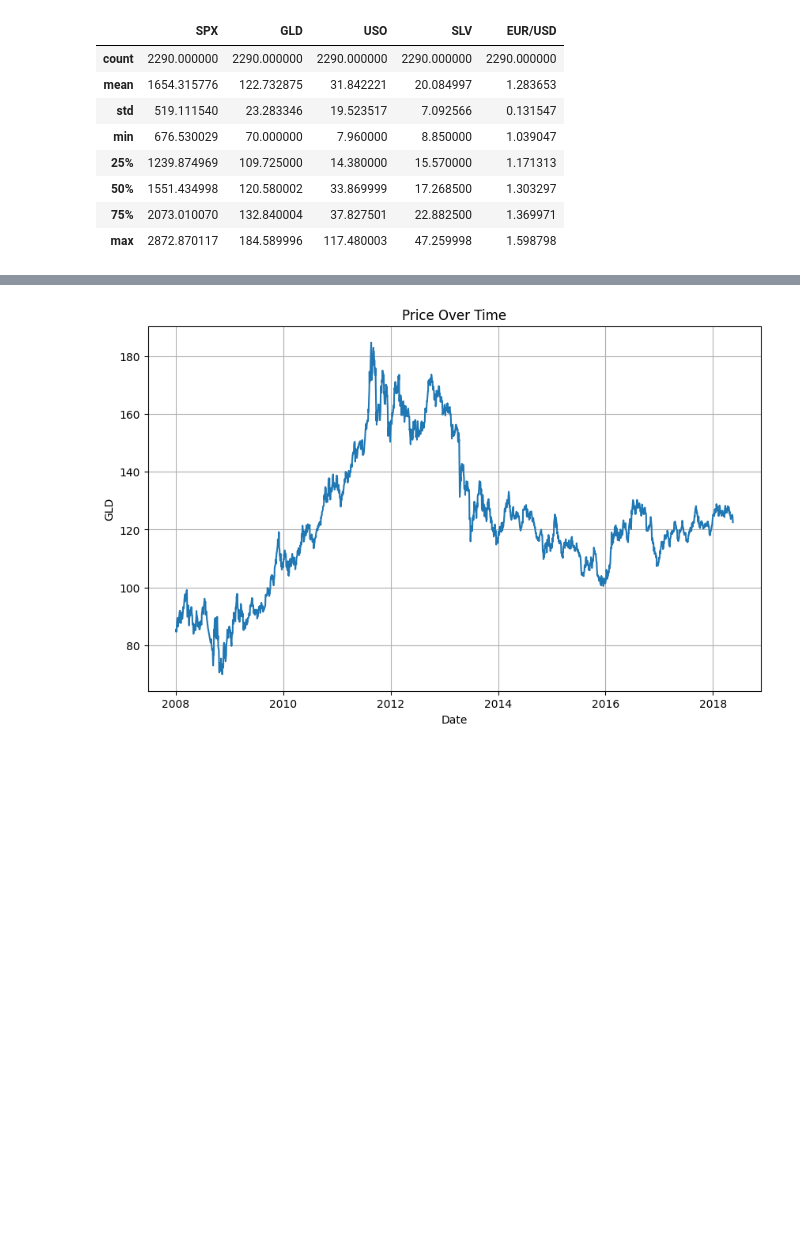
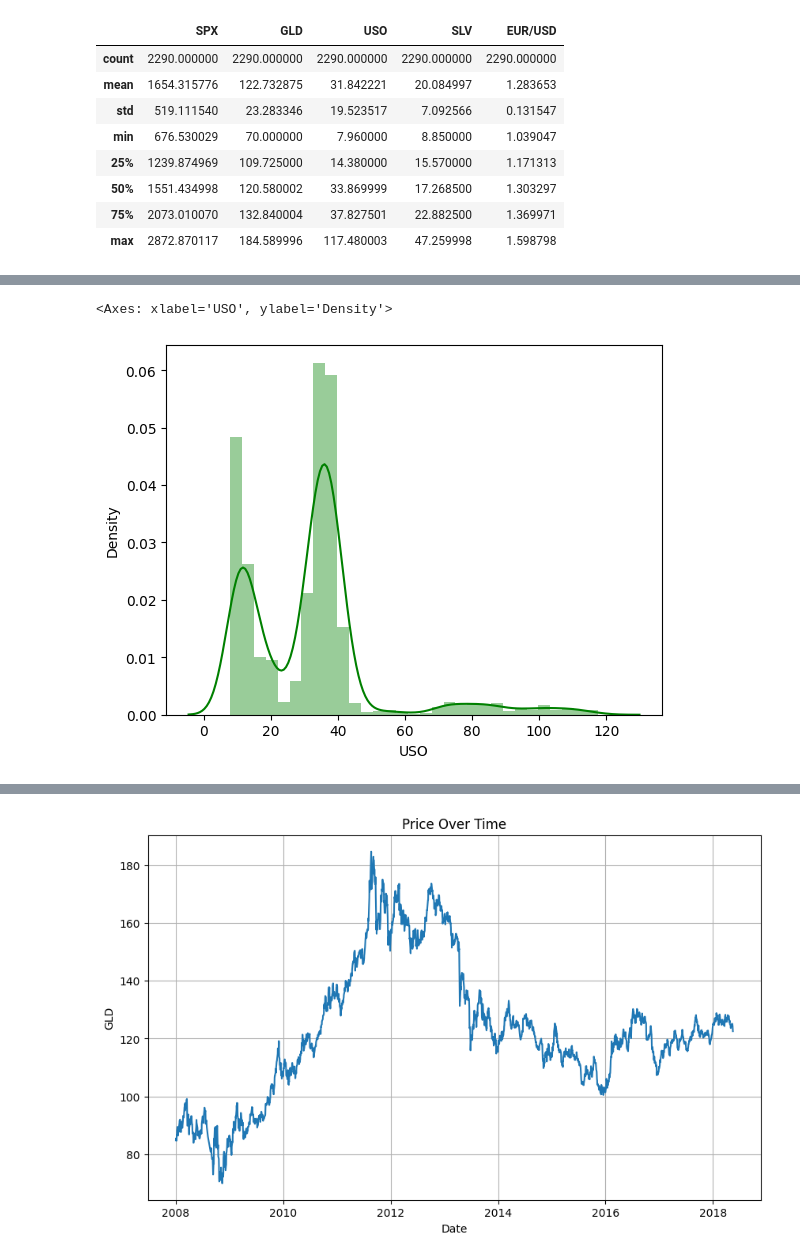
Before and after one commit to MOHD-SAMEER-MANSOORI/Gold_price_prediction, a Jupyter notebook: Gold_Price_Prediction_using_random_forest_regressor_.ipynb, the cells around one changed output, grey strips where cells are left out. Saved outputs shown, nothing was run; the diff lists cells and outputs as text; code cells hidden in the pictures; blank space fills up the shorter version.

```diff
--- a/Gold_Price_Prediction_using_random_forest_regressor_.ipynb
+++ b/Gold_Price_Prediction_using_random_forest_regressor_.ipynb
@@ -83,0 +87,5 @@ df.describe()
+# %%
+sns.distplot(df['USO'],color='green')
+# %% [output]
+<Axes: xlabel='USO', ylabel='Density'>
+[figure, added]
```
Also changed, not shown: parts of 20 cells of this notebook.
